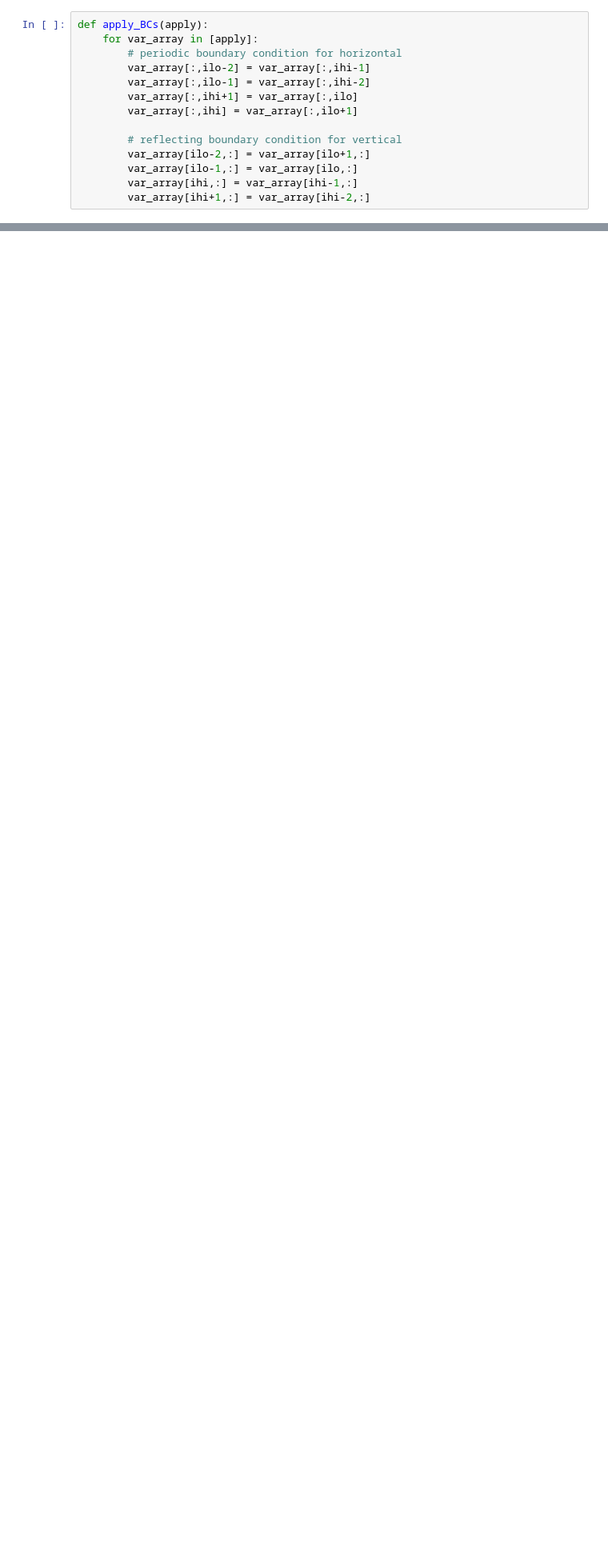
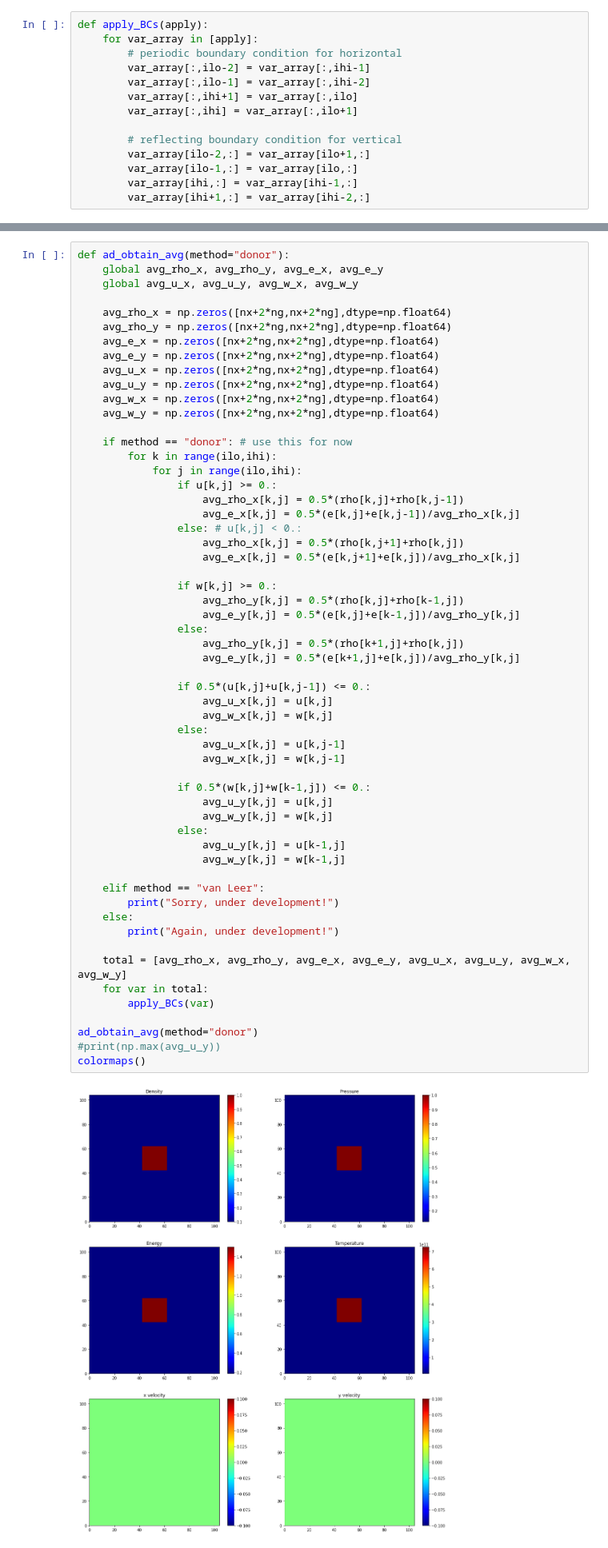
Before and after one commit to changhyun-cho/astrophysics, a Jupyter notebook: hydrodynamics/Testing 2D Hydrocode.ipynb, the cells around one changed output, grey strips where cells are left out. Shown at 80% size. Drawn from its saved outputs; the diff is of its cells as text; blank space fills up the shorter version.

```diff
--- a/hydrodynamics/Testing 2D Hydrocode.ipynb
+++ b/hydrodynamics/Testing 2D Hydrocode.ipynb
@@ -234,0 +256,59 @@ colormaps()
+# %%
+def ad_obtain_avg(method="donor"):
+    global avg_rho_x, avg_rho_y, avg_e_x, avg_e_y
+    global avg_u_x, avg_u_y, avg_w_x, avg_w_y
+
+    avg_rho_x = np.zeros([nx+2*ng,nx+2*ng],dtype=np.float64)
+    avg_rho_y = np.zeros([nx+2*ng,nx+2*ng],dtype=np.float64)
+    avg_e_x = np.zeros([nx+2*ng,nx+2*ng],dtype=np.float64)
+    avg_e_y = np.zeros([nx+2*ng,nx+2*ng],dtype=np.float64)
+    avg_u_x = np.zeros([nx+2*ng,nx+2*ng],dtype=np.float64)
+    avg_u_y = np.zeros([nx+2*ng,nx+2*ng],dtype=np.float64)
+    avg_w_x = np.zeros([nx+2*ng,nx+2*ng],dtype=np.float64)
+    avg_w_y = np.zeros([nx+2*ng,nx+2*ng],dtype=np.float64)
+
+    if method == "donor": # use this for now
+        for k in range(ilo,ihi):
+            for j in range(ilo,ihi):
+                if u[k,j] >= 0.:
+                    avg_rho_x[k,j] = 0.5*(rho[k,j]+rho[k,j-1])
+                    avg_e_x[k,j] = 0.5*(e[k,j]+e[k,j-1])/avg_rho_x[k,j]
+                else: # u[k,j] < 0.:
+                    avg_rho_x[k,j] = 0.5*(rho[k,j+1]+rho[k,j])
+                    avg_e_x[k,j] = 0.5*(e[k,j+1]+e[k,j])/avg_rho_x[k,j]
+
+                if w[k,j] >= 0.:
+                    avg_rho_y[k,j] = 0.5*(rho[k,j]+rho[k-1,j])
+                    avg_e_y[k,j] = 0.5*(e[k,j]+e[k-1,j])/avg_rho_y[k,j]
+                else:
+                    avg_rho_y[k,j] = 0.5*(rho[k+1,j]+rho[k,j])
+                    avg_e_y[k,j] = 0.5*(e[k+1,j]+e[k,j])/avg_rho_y[k,j]
+
+                if 0.5*(u[k,j]+u[k,j-1]) <= 0.:
+                    avg_u_x[k,j] = u[k,j]
+                    avg_w_x[k,j] = w[k,j]
+                else:
+                    avg_u_x[k,j] = u[k,j-1]
+                    avg_w_x[k,j] = w[k,j-1]
+
+                if 0.5*(w[k,j]+w[k-1,j]) <= 0.:
+                    avg_u_y[k,j] = u[k,j]
+                    avg_w_y[k,j] = w[k,j]
+                else:
+                    avg_u_y[k,j] = u[k-1,j]
+                    avg_w_y[k,j] = w[k-1,j]
+
+    elif method == "van Leer":
+        print("Sorry, under development!")
+    else:
+        print("Again, under development!")
+
+    total = [avg_rho_x, avg_rho_y, avg_e_x, avg_e_y, avg_u_x, avg_u_y, avg_w_x, avg_w_y]
+    for var in total:
+        apply_BCs(var)
+
+ad_obtain_avg(method="donor")
+#print(np.max(avg_u_y))
+colormaps()
+# %% [output]
+[figure, added]
```
Also changed, not shown: parts of 17 cells of this notebook, 1 other file.
